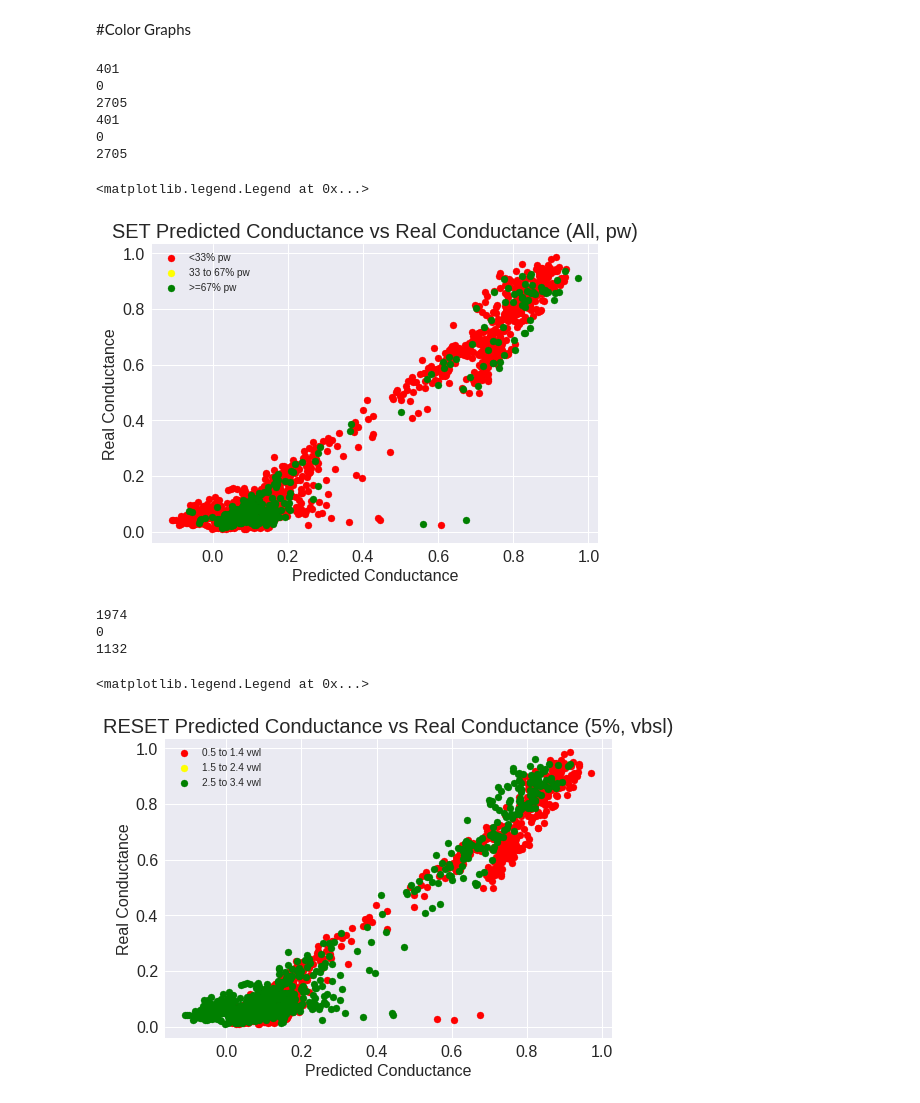
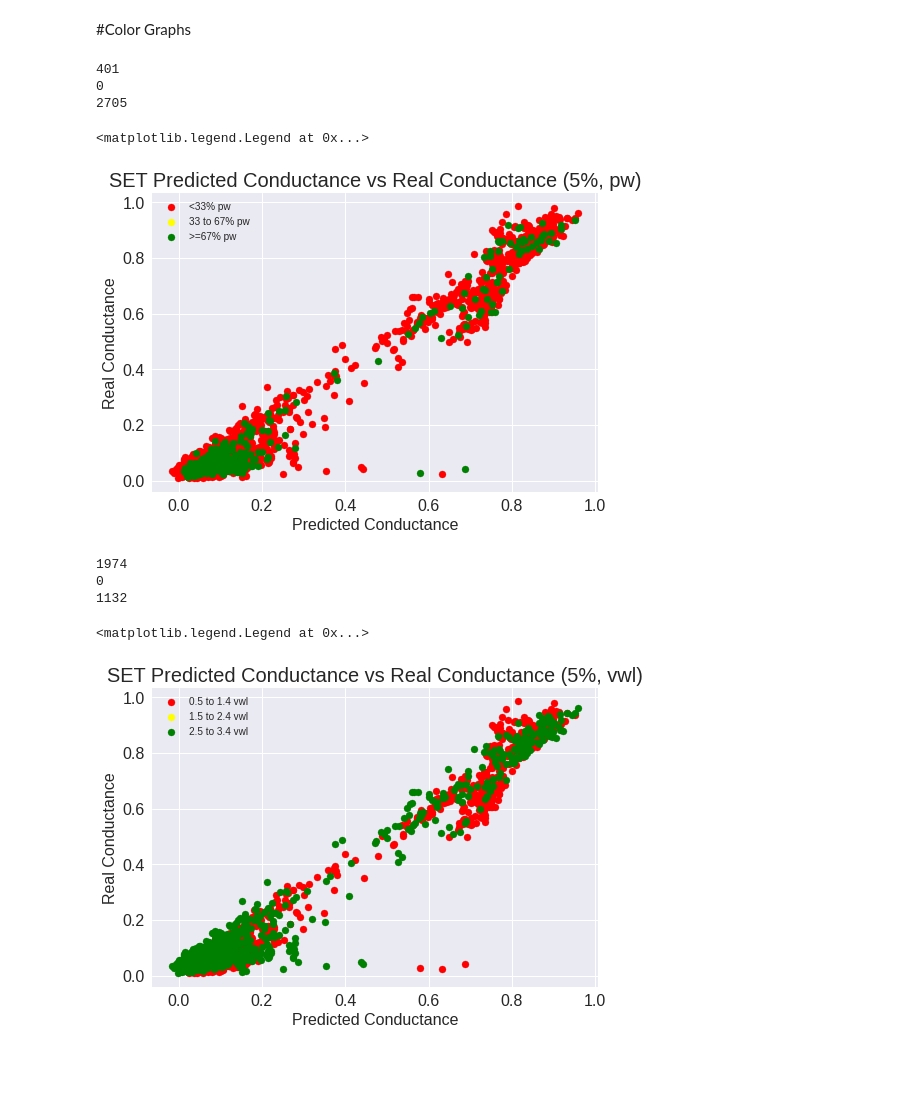
Before and after one commit to AaravWattal/RRAM-Models, a Jupyter notebook: (SET)_1_8_23_MDN_Visualizations.ipynb, the cells around one changed output. Saved outputs shown, nothing was run; the diff lists cells and outputs as text; code cells hidden in the pictures; blank space fills up the shorter version.

```diff
--- a/(SET)_1_8_23_MDN_Visualizations.ipynb
+++ b/(SET)_1_8_23_MDN_Visualizations.ipynb
@@ -967,43 +930,7 @@ for item in ([ax.title, ax.xaxis.label, ax.yaxis.label] +
     item.set_fontsize(16)
 
 plt.style.use('seaborn')
-plt.title("RESET Predicted Conductance vs Real Conductance (5%, pw)", fontsize=20)
-plt.xlabel("Predicted Conductance")
-plt.ylabel("Real Conductance");
-
-#one green and other red
-#pulse width
-
-x1 = []
-x2 = []
-y1 = []
-y2 = []
-x3 = []
-y3 = []
-
-#sort out data into lists
-for i in range(len(mu_variable.cpu().detach().numpy()[:,0])):
-  if (X_test[i][1]>=0.67):
-      x1.append(mu_variable.cpu().detach().numpy()[:,0][i])
-      y1.append(y_test_tensor.cpu().detach().numpy()[i])
-  elif (0.33<X_test[i][1]>0.67):
-      x2.append(mu_variable.cpu().detach().numpy()[:,0][i])
-      y2.append(y_test_tensor.cpu().detach().numpy()[i])
-  else:
-      x3.append(mu_variable.cpu().detach().numpy()[:,0][i])
-      y3.append(y_test_tensor.cpu().detach().numpy()[i])
-
-print(len(x1))
-print(len(x2))
-print(len(x3))
-
-ax = plt.subplot(111, xlabel='x', ylabel='y', title='title')
-for item in ([ax.title, ax.xaxis.label, ax.yaxis.label] +
-             ax.get_xticklabels() + ax.get_yticklabels()):
-    item.set_fontsize(16)
-
-plt.style.use('seaborn')
-plt.title("SET Predicted Conductance vs Real Conductance (All, pw)", fontsize=20)
+plt.title("SET Predicted Conductance vs Real Conductance (5%, pw)", fontsize=20)
 plt.xlabel("Predicted Conductance")
 plt.ylabel("Real Conductance");
 
@@ -1016,11 +943,8 @@ plt.legend()
 401
 0
 2705
-401
-0
-2705
 <matplotlib.legend.Legend at 0x...>
-[figure, old version]
+[figure, new version]
 # %%
 #vwl
 
@@ -1039,35 +963,35 @@ for i in range(len(mu_variable.cpu().detach().numpy()[:,0])):
   elif (1.4<X_test[i][2]>=2.4):
       x2.append(mu_variable.cpu().detach().numpy()[:,0][i])
       y2.append(y_test_tensor.cpu().detach().numpy()[i])
   else:
       x3.append(mu_variable.cpu().detach().numpy()[:,0][i])
       y3.append(y_test_tensor.cpu().detach().numpy()[i])
 
 print(len(x1))
 print(len(x2))
 print(len(x3))
 
 ax = plt.subplot(111, xlabel='x', ylabel='y', title='title')
 for item in ([ax.title, ax.xaxis.label, ax.yaxis.label] +
              ax.get_xticklabels() + ax.get_yticklabels()):
     item.set_fontsize(16)
 
 plt.style.use('seaborn')
-plt.title("RESET Predicted Conductance vs Real Conductance (5%, vbsl)", fontsize=20)
+plt.title("SET Predicted Conductance vs Real Conductance (5%, vwl)", fontsize=20)
 plt.xlabel("Predicted Conductance")
 plt.ylabel("Real Conductance");
 
 #one green and other red
 plt.scatter(x1, y1, c="red", label='0.5 to 1.4 vwl')
 plt.scatter(x2, y2, c="yellow", label='1.5 to 2.4 vwl')
 plt.scatter(x3, y3, c="green", label='2.5 to 3.4 vwl')
 plt.legend()
 # %% [output]
 1974
 0
 1132
 <matplotlib.legend.Legend at 0x...>
-[figure, old version]
+[figure, new version]
 # %%
 #vbsl
 
```
Also changed, not shown: parts of 30 cells of this notebook.
